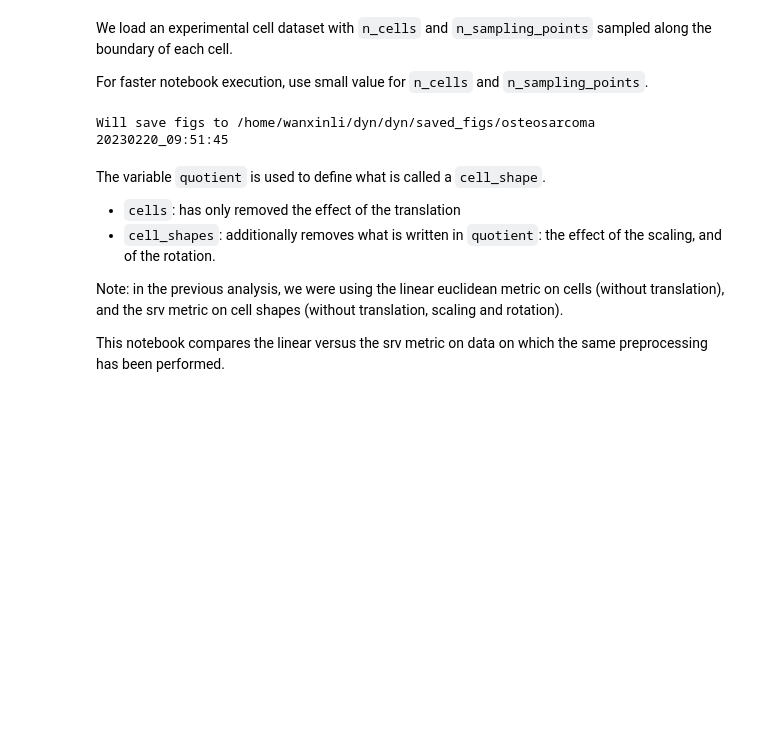
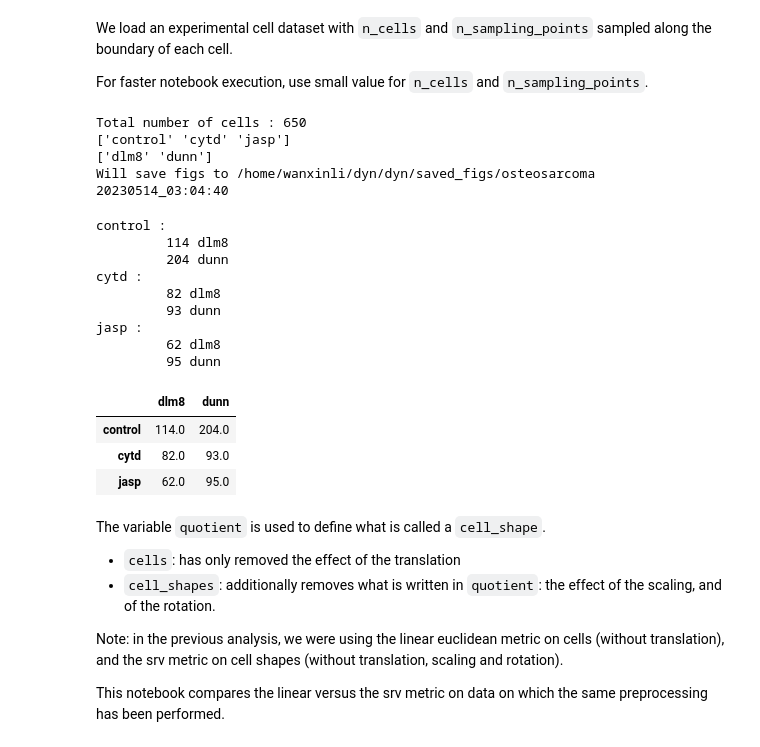
Before and after one commit to wxli0/dyn, a Jupyter notebook: dyn/notebooks/explore_quantitle.ipynb, the cells around one changed output. Cells and saved outputs as stored; diff of their text form; code cells hidden in the pictures; blank space fills up the shorter version.

```diff
--- a/dyn/notebooks/explore_quantitle.ipynb
+++ b/dyn/notebooks/explore_quantitle.ipynb
@@ -80,20 +81,18 @@ all_cell_types = ["dunn", "dlm8"]
 if dataset_name == "osteosarcoma":
     n_cells = 650
     n_sampling_points = 100
-    labels_a_name = "lines"
-    labels_b_name = "mutations"
-elif dataset_name == "retinal":
-    # n_cells = 3871
-    # n_sampling_points = 100
-    n_cells = 100
-    n_sampling_points = 10
-    labels_a_name = "surfaces"
-    labels_b_name = "mutations"
+    lines_name = "lines"
+    treatments_name = "mutations"
 
-# quotient = ["scaling", "rotation"]
-quotient = ["rotation"]
+# # quotient = ["scaling", "rotation"]
+# quotient = ["rotation"]
+cells, lines, treatments = data_utils.load_cells()
+print(f"Total number of cells : {len(cells)}")
 
-
+TREATMENTS = gs.unique(treatments)
+print(TREATMENTS)
+LINES = gs.unique(lines)
+print(LINES)
 
 SAVEFIG = True
 if SAVEFIG:
@@ -104,8 +103,52 @@ if SAVEFIG:
     now = datetime.now().strftime("%Y%m%d_%H:%M:%S")
     print(now)
 # %% [output]
+Total number of cells : 650
+['control' 'cytd' 'jasp']
+['dlm8' 'dunn']
 Will save figs to /home/wanxinli/dyn/dyn/saved_figs/osteosarcoma
-20230220_09:51:45
+20230514_03:04:40
+# %%
+ds = {}
+
+n_cells_arr = gs.zeros((3, 2))
+
+for i, treatment in enumerate(TREATMENTS):
+    print(f"{treatment} :")
+    ds[treatment] = {}
+    for j, line in enumerate(LINES):
+        to_keep = gs.array(
+            [
+                one_treatment == treatment and one_line == line
+                for one_treatment, one_line in zip(treatments, lines)
+            ]
+        )
+        ds[treatment][line] = [
+            cell_i for cell_i, to_keep_i in zip(cells, to_keep) if to_keep_i
+        ]
+        nb = len(ds[treatment][line])
+        print(f"\t {nb} {line}")
+        n_cells_arr[i, j] = nb
+
+n_cells_df = pd.DataFrame({"dlm8": n_cells_arr[:, 0], "dunn": n_cells_arr[:, 1]})
+n_cells_df = n_cells_df.set_index(TREATMENTS)
+
+display(n_cells_df)
+# display(ds)
+# %% [output]
+control :
+         114 dlm8
+         204 dunn
+cytd :
+         82 dlm8
+         93 dunn
+jasp :
+         62 dlm8
+         95 dunn
+|  | dlm8 | dunn |
+| control | 114.0 | 204.0 |
+| cytd | 82.0 | 93.0 |
+| jasp | 62.0 | 95.0 |
 # %% [markdown]
 The variable `quotient` is used to define what is called a `cell_shape`.
 - `cells`: has only removed the effect of the translation
```
Also changed, not shown: parts of 25 cells of this notebook.
